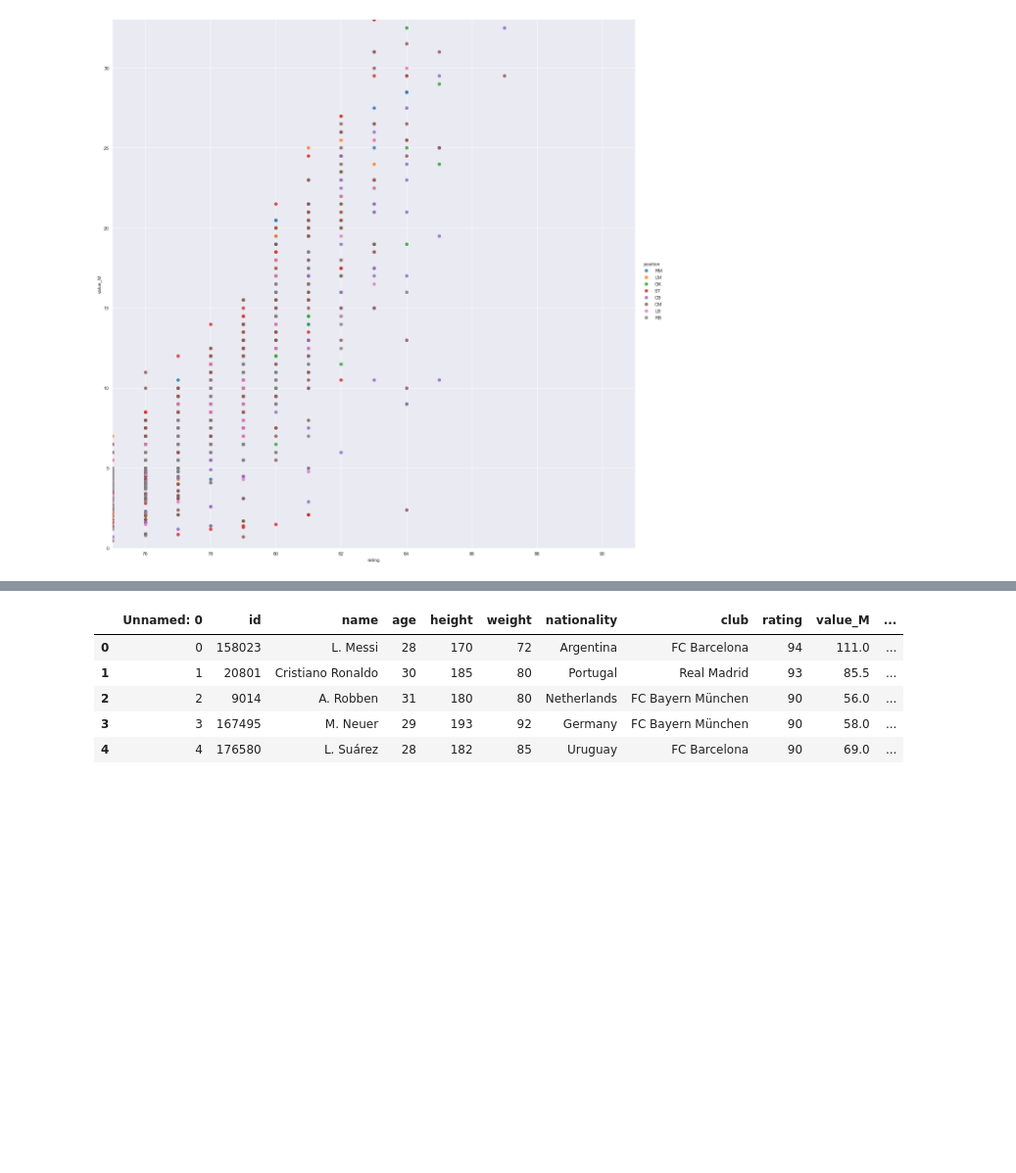
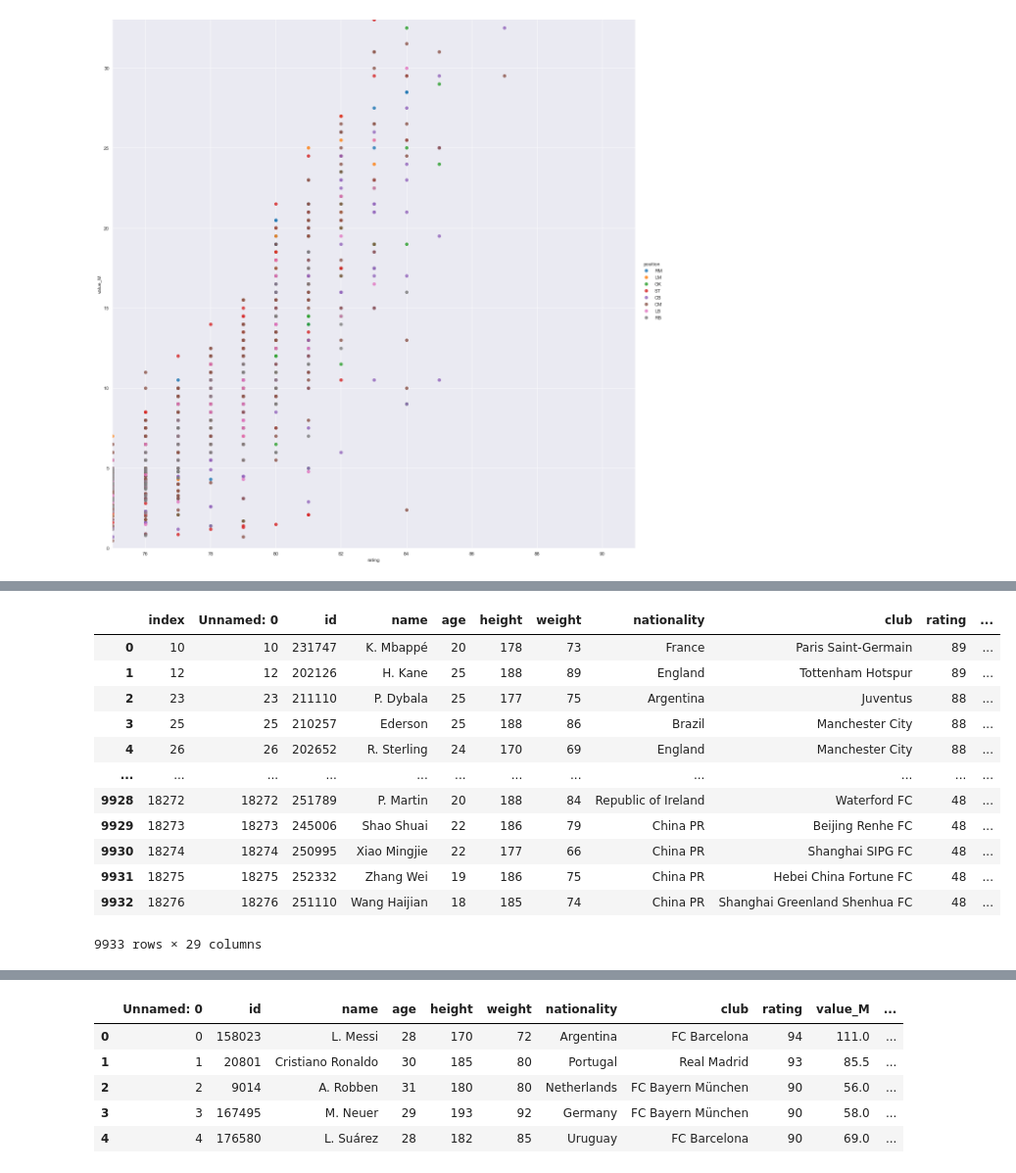
Before and after one commit to Senonino/Module02_visualizing-real-world-data-project, a Jupyter notebook: fifa-livvy-analysis.ipynb, the cells around one changed output, grey strips where cells are left out. Shown at 98% size. Saved outputs shown, nothing was run; the diff lists cells and outputs as text; code cells hidden in the pictures; blank space fills up the shorter version.

```diff
--- a/fifa-livvy-analysis.ipynb
+++ b/fifa-livvy-analysis.ipynb
@@ -607,0 +632,16 @@ fifa_16_young = fifa_16.loc[fifa_16["age"] < 26]
+# %%
+dt
+# %% [output]
+|  | index | Unnamed: 0 | id | name | age | height | weight | nationality | club | rating | ... |
+| 0 | 10 | 10 | 231747 | K. Mbappé | 20 | 178 | 73 | France | Paris Saint-Germain | 89 | ... |
+| 1 | 12 | 12 | 202126 | H. Kane | 25 | 188 | 89 | England | Tottenham Hotspur | 89 | ... |
+| 2 | 23 | 23 | 211110 | P. Dybala | 25 | 177 | 75 | Argentina | Juventus | 88 | ... |
+| 3 | 25 | 25 | 210257 | Ederson | 25 | 188 | 86 | Brazil | Manchester City | 88 | ... |
+| 4 | 26 | 26 | 202652 | R. Sterling | 24 | 170 | 69 | England | Manchester City | 88 | ... |
+| ... | ... | ... | ... | ... | ... | ... | ... | ... | ... | ... | ... |
+| 9928 | 18272 | 18272 | 251789 | P. Martin | 20 | 188 | 84 | Republic of Ireland | Waterford FC | 48 | ... |
+| 9929 | 18273 | 18273 | 245006 | Shao Shuai | 22 | 186 | 79 | China PR | Beijing Renhe FC | 48 | ... |
+| 9930 | 18274 | 18274 | 250995 | Xiao Mingjie | 22 | 177 | 66 | China PR | Shanghai SIPG FC | 48 | ... |
+| 9931 | 18275 | 18275 | 252332 | Zhang Wei | 19 | 186 | 75 | China PR | Hebei China Fortune FC | 48 | ... |
+| 9932 | 18276 | 18276 | 251110 | Wang Haijian | 18 | 185 | 74 | China PR | Shanghai Greenland Shenhua FC | 48 | ... |
+9933 rows × 29 columns
```
Also changed, not shown: parts of 12 cells of this notebook, 1 other file.
